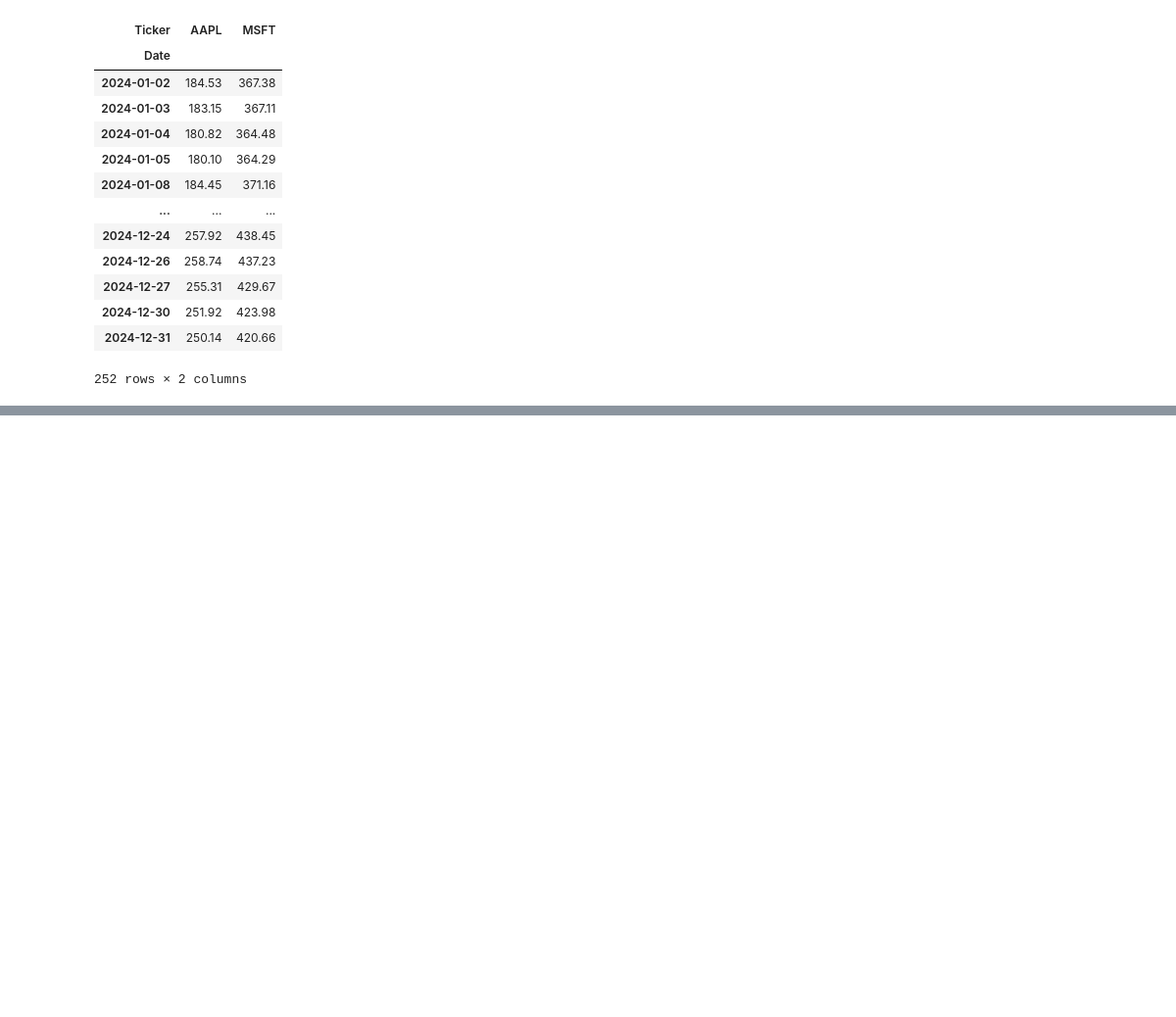
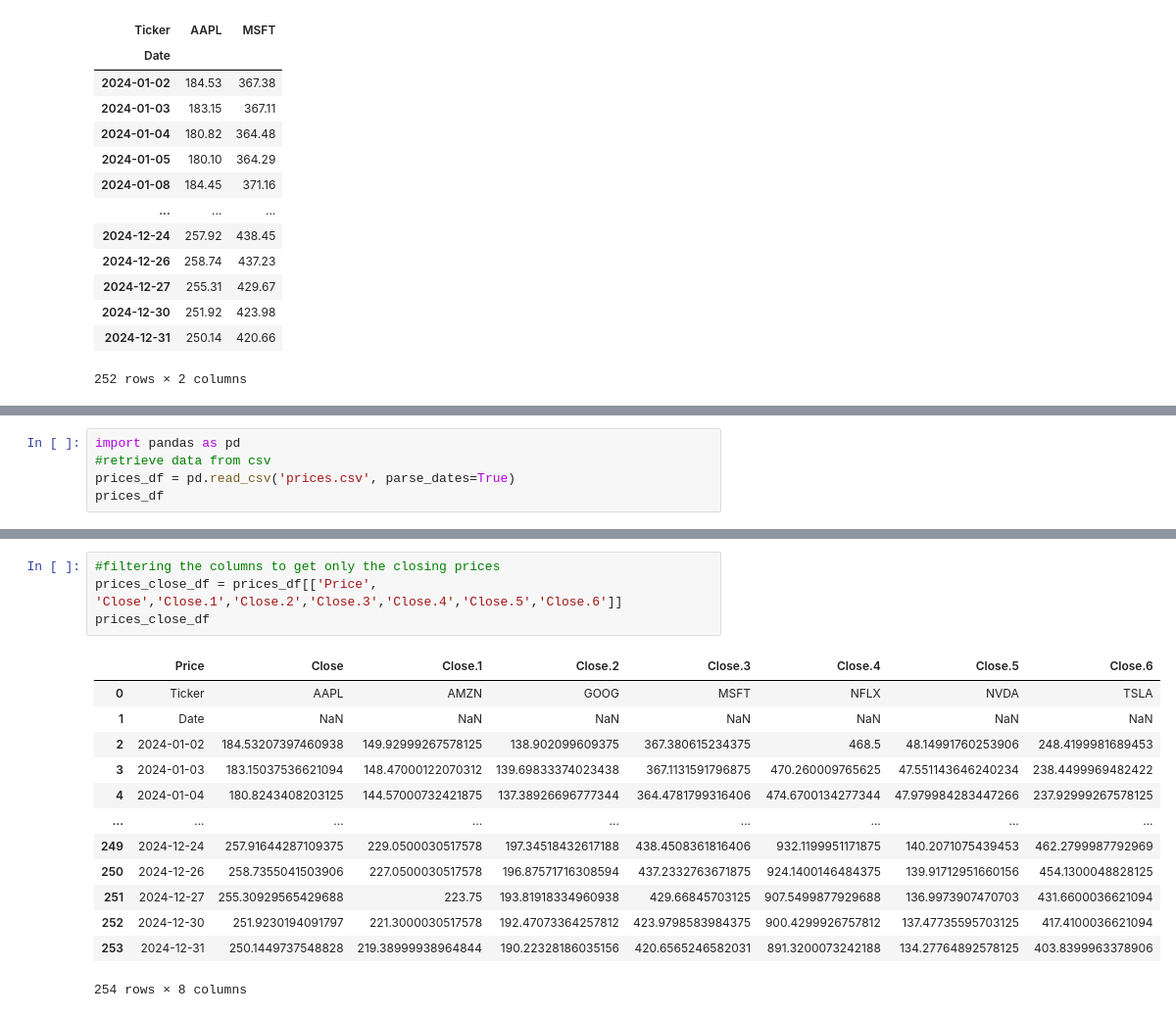
Before and after one commit to santiago20342/python-coruse, a Jupyter notebook: Projects/backtester/test.ipynb, the cells around one changed output, grey strips where cells are left out. Shown at 98% size. Saved outputs shown, nothing was run; the diff lists cells and outputs as text; blank space fills up the shorter version.

```diff
--- a/Projects/backtester/test.ipynb
+++ b/Projects/backtester/test.ipynb
@@ -110,0 +133,5 @@ Name: AAPL, Length: 252, dtype: float64
+# %%
+import pandas as pd
+#retrieve data from csv
+prices_df = pd.read_csv('prices.csv', parse_dates=True)
+prices_df
@@ -110,0 +152,18 @@ Name: AAPL, Length: 252, dtype: float64
+# %%
+#filtering the columns to get only the closing prices
+prices_close_df = prices_df[['Price', 'Close','Close.1','Close.2','Close.3','Close.4','Close.5','Close.6']]
+prices_close_df
+# %% [output]
+|  | Price | Close | Close.1 | Close.2 | Close.3 | Close.4 | Close.5 | Close.6 |
+| 0 | Ticker | AAPL | AMZN | GOOG | MSFT | NFLX | NVDA | TSLA |
+| 1 | Date | NaN | NaN | NaN | NaN | NaN | NaN | NaN |
+| 2 | 2024-01-02 | 184.53207397460938 | 149.92999267578125 | 138.902099609375 | 367.380615234375 | 468.5 | 48.14991760253906 | 248.4199981689453 |
+| 3 | 2024-01-03 | 183.15037536621094 | 148.47000122070312 | 139.69833374023438 | 367.1131591796875 | 470.260009765625 | 47.551143646240234 | 238.4499969482422 |
+| 4 | 2024-01-04 | 180.8243408203125 | 144.57000732421875 | 137.38926696777344 | 364.4781799316406 | 474.6700134277344 | 47.979984283447266 | 237.92999267578125 |
+| ... | ... | ... | ... | ... | ... | ... | ... | ... |
+| 249 | 2024-12-24 | 257.91644287109375 | 229.0500030517578 | 197.34518432617188 | 438.4508361816406 | 932.1199951171875 | 140.2071075439453 | 462.2799987792969 |
+| 250 | 2024-12-26 | 258.7355041503906 | 227.0500030517578 | 196.87571716308594 | 437.2332763671875 | 924.1400146484375 | 139.91712951660156 | 454.1300048828125 |
+| 251 | 2024-12-27 | 255.30929565429688 | 223.75 | 193.81918334960938 | 429.66845703125 | 907.5499877929688 | 136.9973907470703 | 431.6600036621094 |
+| 252 | 2024-12-30 | 251.9230194091797 | 221.3000030517578 | 192.47073364257812 | 423.9798583984375 | 900.4299926757812 | 137.47735595703125 | 417.4100036621094 |
+| 253 | 2024-12-31 | 250.1449737548828 | 219.38999938964844 | 190.22328186035156 | 420.6565246582031 | 891.3200073242188 | 134.27764892578125 | 403.8399963378906 |
+254 rows × 8 columns
```
Also changed, not shown: parts of 10 cells of this notebook, 6 other files.
